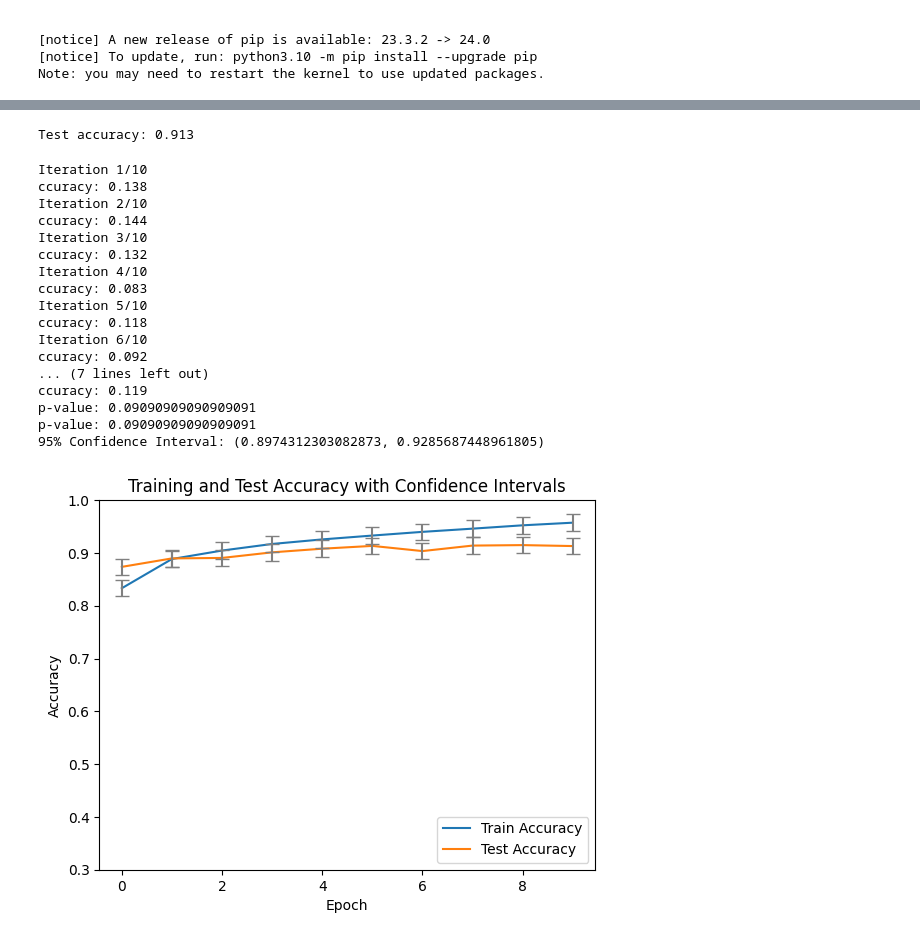
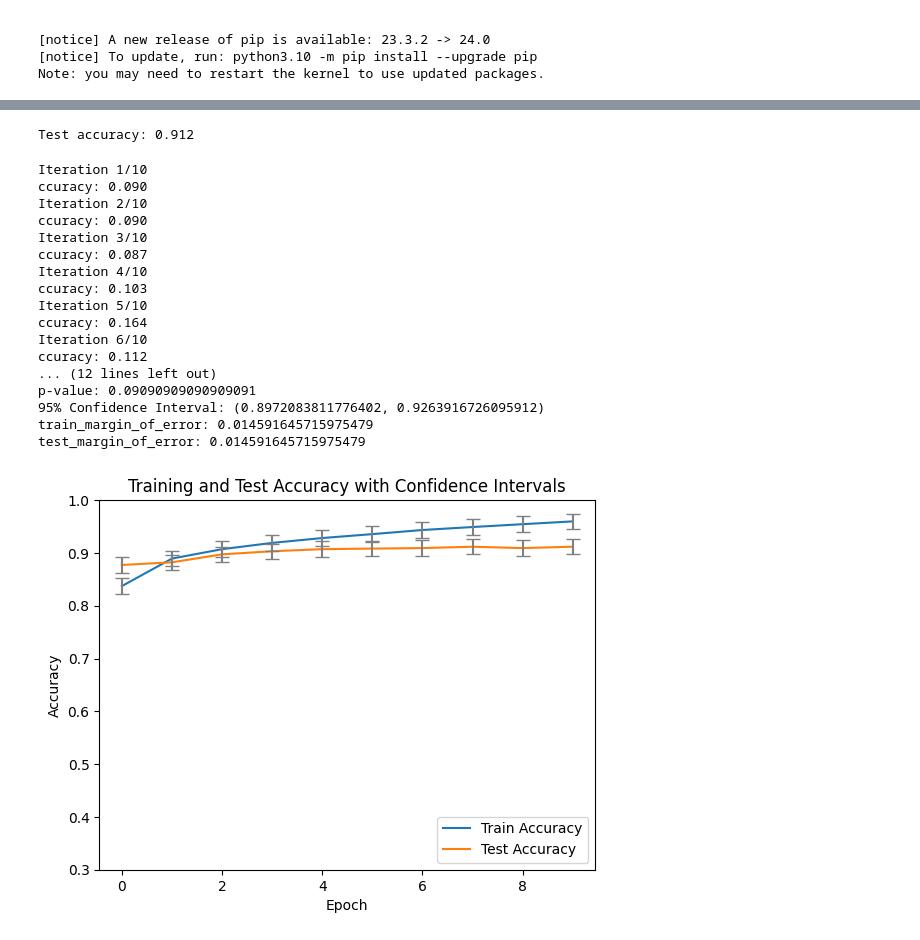
Before and after one commit to dreambigzhang/CNN-SVM-on-MNIST, a Jupyter notebook: CNNFashionMnist.ipynb, the cells around one changed output, grey strips where cells are left out. Saved outputs shown, nothing was run; the diff lists cells and outputs as text; code cells hidden in the pictures.

```diff
--- a/CNNFashionMnist.ipynb
+++ b/CNNFashionMnist.ipynb
@@ -61,5 +60,8 @@ model.compile(optimizer='adam',
               metrics=['accuracy'])
 # %%
 # Train the model
-history = model.fit(train_images, train_labels, epochs=10, validation_data=(test_images, test_labels), verbose=2)
+epochs = 10
+history = model.fit(train_images, train_labels, epochs, validation_data=(test_images, test_labels), verbose=2)
+train_acc = history.history['accuracy']
+print('Train accuracy:', train_acc[-1])
 # %% [output]
@@ -88,4 +72,4 @@ Epoch 10/10
 test_loss, test_acc = model.evaluate(test_images, test_labels, verbose=0)
 print(f'Test accuracy: {test_acc:.3f}')
 # %% [output]
-Test accuracy: 0.913
+Test accuracy: 0.912
@@ -112,60 +119,46 @@ for _ in range(n_iterations):
     accuracy_results.append(acc)  # Append accuracy value to the list
     print(f'ccuracy: {acc:.3f}')
 
-# Compute confidence intervals
-p_value = (np.sum(np.array(accuracy_results) >= test_acc) + 1) / (n_iterations + 1)
+train_margin_of_error = get_margin_of_error(train_acc, accuracy_results, n_iterations)
 
-print("p-value:", p_value)
+test_margin_of_error = get_margin_of_error(test_acc, accuracy_results, n_iterations)
 
-alpha = 0.05
-z_score = stats.norm.ppf(1 - alpha / 2)
-
-# Compute the standard error of the permutation test accuracies
-std_error = np.std(accuracy_results) / np.sqrt(n_iterations)
-
-# Compute the margin of error
-margin_of_error = z_score * std_error
-
-# Calculate the lower and upper bounds of the confidence interval
-lower_bound = test_acc - margin_of_error
-upper_bound = test_acc + margin_of_error
-
-print("p-value:", p_value)
-print("95% Confidence Interval:", (lower_bound, upper_bound))
+print('train_margin_of_error:', train_margin_of_error)
+print('test_margin_of_error:', test_margin_of_error)
 # %% [output]
 Iteration 1/10
-ccuracy: 0.138
+ccuracy: 0.090
 Iteration 2/10
-ccuracy: 0.144
+ccuracy: 0.090
 Iteration 3/10
-ccuracy: 0.132
+ccuracy: 0.087
 Iteration 4/10
-ccuracy: 0.083
+ccuracy: 0.103
 Iteration 5/10
-ccuracy: 0.118
+ccuracy: 0.164
 Iteration 6/10
-ccuracy: 0.092
-... (7 lines left out)
-ccuracy: 0.119
+ccuracy: 0.112
+... (12 lines left out)
 p-value: 0.09090909090909091
-p-value: 0.09090909090909091
-95% Confidence Interval: (0.8974312303082873, 0.9285687448961805)
+95% Confidence Interval: (0.8972083811776402, 0.9263916726095912)
+train_margin_of_error: 0.014591645715975479
+test_margin_of_error: 0.014591645715975479
 # %%
 # Plot training and test accuracy
 plt.plot(history.history['accuracy'], label='Train Accuracy')
 plt.plot(history.history['val_accuracy'], label = 'Test Accuracy')
 plt.xlabel('Epoch')
 plt.ylabel('Accuracy')
 plt.ylim([0.3, 1])
 plt.legend(loc='lower right')
 
 
 # Plot confidence intervals
 for epoch, (train_acc, test_acc) in enumerate(zip(history.history['accuracy'], history.history['val_accuracy'])):
-    plt.errorbar(epoch, train_acc, yerr=margin_of_error, fmt='none', ecolor='gray', capsize=5)
-    plt.errorbar(epoch, test_acc, yerr=margin_of_error, fmt='none', ecolor='gray', capsize=5)
+    plt.errorbar(epoch, train_acc, yerr=train_margin_of_error, fmt='none', ecolor='gray', capsize=5)
+    plt.errorbar(epoch, test_acc, yerr=test_margin_of_error, fmt='none', ecolor='gray', capsize=5)
 
 plt.title('Training and Test Accuracy with Confidence Intervals')
 plt.show()
 # %% [output]
-[figure, old version]
+[figure, new version]
```
Also changed, not shown: parts of 5 cells of this notebook, 5 other files.
